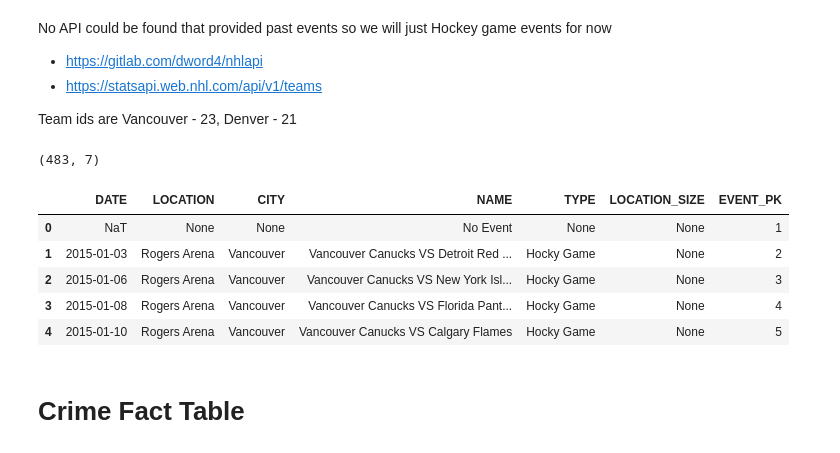
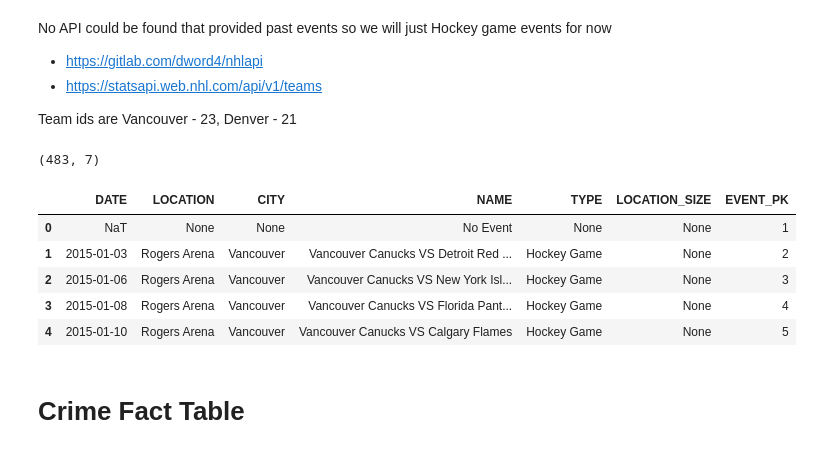
Before and after one commit to Quang-Vinh/Crime-Data-Mart, a Jupyter notebook: 2 - Data Staging/Dimensional Model.ipynb, the cells around one changed output. Drawn from its saved outputs; the diff is of its cells as text; code cells hidden in the pictures.

```diff
--- a/2 - Data Staging/Dimensional Model.ipynb
+++ b/2 - Data Staging/Dimensional Model.ipynb
@@ -69,7 +69,7 @@ date_is_us_holidays = [not holiday is None for holiday in date_us_holidays]
 # Data dimension
 date_dim = pd.DataFrame(
     {
-        'DATE': dates,
+        'FULL_DATE': dates,
         'DAY': days,
         'MONTH': months,
         'YEAR': years,
@@ -90,7 +90,7 @@ date_dim = pd.DataFrame(
 )
 
 # Add surrogate date key as just date YYYYMMDD (From Kimball textbook)
-date_dim['DATE_PK'] = date_dim.DATE.dt.strftime('%Y%m%d').apply(int)
+date_dim['DATE_PK'] = date_dim.FULL_DATE.dt.strftime('%Y%m%d').apply(int)
 
 date_dim.shape
 date_dim.head(10)
@@ -213,7 +213,7 @@ Team ids are Vancouver - 23, Denver - 21
 # %%
 # Get games for both cities from earliest crime date to now
 
-start_date = str(date_dim.DATE.min().date())
+start_date = str(date_dim.FULL_DATE.min().date())
 end_date = str(datetime.now().date())
 
 cities = pd.DataFrame({
@@ -244,38 +244,38 @@ for _, city in cities.iterrows():
     response = requests.get(url, params)
     response = response.json()['dates']
 
     dates = [pd.to_datetime(date['date']) for date in response]
     home_ids = [game['games'][0]['teams']['home']['team']['id'] for game in response]
     home_names = [game['games'][0]['teams']['home']['team']['name'] for game in response]
     away_names = [game['games'][0]['teams']['away']['team']['name'] for game in response]
     names = [f'{home_names[i]} VS {away_names[i]}' for i in range(0, len(home_names))]
     locations = [game['games'][0]['venue']['name'] for game in response]
 
     games = pd.DataFrame({
         'DATE': dates,
         'ID': home_ids,
         'LOCATION': locations,
         'CITY': [city.CITY] * len(dates),
-        'TYPE': ['Hocky Game'] * len(dates),
+        'TYPE': ['Hockey Game'] * len(dates),
         'NAME': names,
         'LOCATION_SIZE': [None] * len(dates)
     }).query(f'ID == {city.ID}').drop('ID', axis = 1)
 
     event_dim = pd.concat([event_dim, games], ignore_index = True)
 
 # Add surrogate PK
 event_dim['EVENT_PK'] = np.arange(1, event_dim.shape[0] + 1)
 
 event_dim.shape
 event_dim.head(5)
 # %% [output]
 (483, 7)
 |  | DATE | LOCATION | CITY | NAME | TYPE | LOCATION_SIZE | EVENT_PK |
 | 0 | NaT | None | None | No Event | None | None | 1 |
-| 1 | 2015-01-03 | Rogers Arena | Vancouver | Vancouver Canucks VS Detroit Red ... | Hocky Game | None | 2 |
-| 2 | 2015-01-06 | Rogers Arena | Vancouver | Vancouver Canucks VS New York Isl... | Hocky Game | None | 3 |
-| 3 | 2015-01-08 | Rogers Arena | Vancouver | Vancouver Canucks VS Florida Pant... | Hocky Game | None | 4 |
-| 4 | 2015-01-10 | Rogers Arena | Vancouver | Vancouver Canucks VS Calgary Flames | Hocky Game | None | 5 |
+| 1 | 2015-01-03 | Rogers Arena | Vancouver | Vancouver Canucks VS Detroit Red ... | Hockey Game | None | 2 |
+| 2 | 2015-01-06 | Rogers Arena | Vancouver | Vancouver Canucks VS New York Isl... | Hockey Game | None | 3 |
+| 3 | 2015-01-08 | Rogers Arena | Vancouver | Vancouver Canucks VS Florida Pant... | Hockey Game | None | 4 |
+| 4 | 2015-01-10 | Rogers Arena | Vancouver | Vancouver Canucks VS Calgary Flames | Hockey Game | None | 5 |
 # %%
 # Add surrogate key to fact table
 all_crimes = all_crimes.merge(event_dim.drop(['LOCATION', 'NAME'], axis = 1), how = 'left', left_on = ['FIRST_OCCURRENCE_DATE', 'CITY'], right_on = ['DATE', 'CITY'])
```
Also changed, not shown: parts of 5 cells of this notebook, 2 other files.
